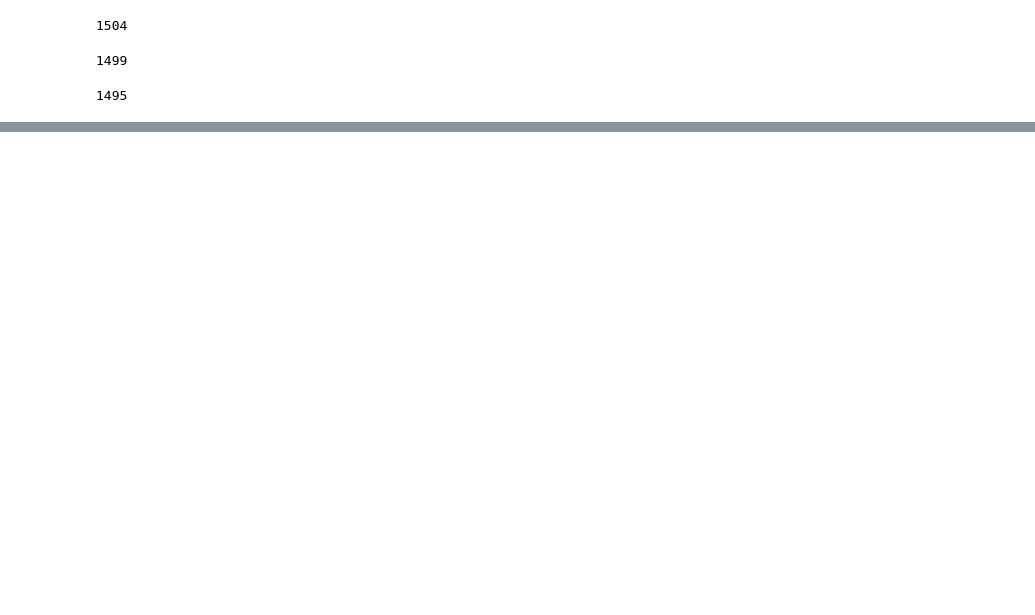
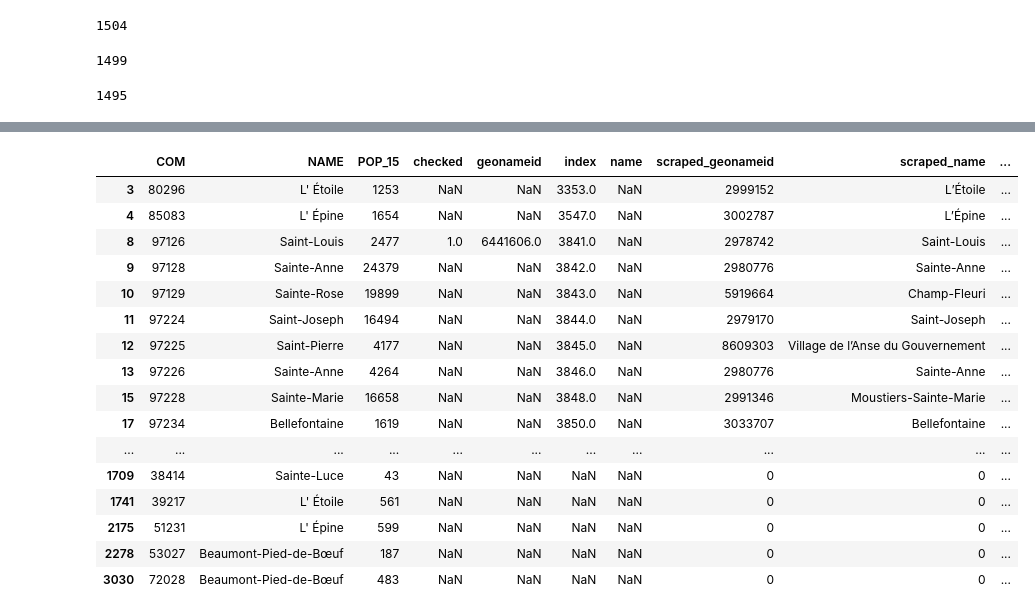
Before and after one commit to praveen2916/city_portal, a Jupyter notebook: city matching.ipynb, the cells around one changed output, grey strips where cells are left out. Saved outputs shown, nothing was run; the diff lists cells and outputs as text; code cells hidden in the pictures; blank space fills up the shorter version.

```diff
--- a/city matching.ipynb
+++ b/city matching.ipynb
@@ -244,0 +249,2 @@ france_dups.sort_values(by = 'name')
+# %%
+census_dups_joined_nan = census_dups_joined.loc[(census_dups_joined['geonameid'].isnull()) & (census_dups_joined['POP_15']>1000),:]
@@ -244,0 +261,2 @@ france_dups.sort_values(by = 'name')
+# %%
+census_dups_joined_nan = census_dups_joined_nan.reset_index()
@@ -244,0 +296,20 @@ france_dups.sort_values(by = 'name')
+# %%
+census_dups_joined_nan[census_dups_joined_nan['geonameid'].isin(census_dups_joined['geonameid'])]
+# %% [output]
+|  | COM | NAME | POP_15 | checked | geonameid | index | name | scraped_geonameid | scraped_name | ... |
+| 3 | 80296 | L' Étoile | 1253 | NaN | NaN | 3353.0 | NaN | 2999152 | L’Étoile | ... |
+| 4 | 85083 | L' Épine | 1654 | NaN | NaN | 3547.0 | NaN | 3002787 | L’Épine | ... |
+| 8 | 97126 | Saint-Louis | 2477 | 1.0 | 6441606.0 | 3841.0 | NaN | 2978742 | Saint-Louis | ... |
+| 9 | 97128 | Sainte-Anne | 24379 | NaN | NaN | 3842.0 | NaN | 2980776 | Sainte-Anne | ... |
+| 10 | 97129 | Sainte-Rose | 19899 | NaN | NaN | 3843.0 | NaN | 5919664 | Champ-Fleuri | ... |
+| 11 | 97224 | Saint-Joseph | 16494 | NaN | NaN | 3844.0 | NaN | 2979170 | Saint-Joseph | ... |
+| 12 | 97225 | Saint-Pierre | 4177 | NaN | NaN | 3845.0 | NaN | 8609303 | Village de l’Anse du Gouvernement | ... |
+| 13 | 97226 | Sainte-Anne | 4264 | NaN | NaN | 3846.0 | NaN | 2980776 | Sainte-Anne | ... |
+| 15 | 97228 | Sainte-Marie | 16658 | NaN | NaN | 3848.0 | NaN | 2991346 | Moustiers-Sainte-Marie | ... |
+| 17 | 97234 | Bellefontaine | 1619 | NaN | NaN | 3850.0 | NaN | 3033707 | Bellefontaine | ... |
+| ... | ... | ... | ... | ... | ... | ... | ... | ... | ... | ... |
+| 1709 | 38414 | Sainte-Luce | 43 | NaN | NaN | NaN | NaN | 0 | 0 | ... |
+| 1741 | 39217 | L' Étoile | 561 | NaN | NaN | NaN | NaN | 0 | 0 | ... |
+| 2175 | 51231 | L' Épine | 599 | NaN | NaN | NaN | NaN | 0 | 0 | ... |
+| 2278 | 53027 | Beaumont-Pied-de-Bœuf | 187 | NaN | NaN | NaN | NaN | 0 | 0 | ... |
+| 3030 | 72028 | Beaumont-Pied-de-Bœuf | 483 | NaN | NaN | NaN | NaN | 0 | 0 | ... |
```
Also changed, not shown: parts of 51 cells of this notebook, 6 other files.
